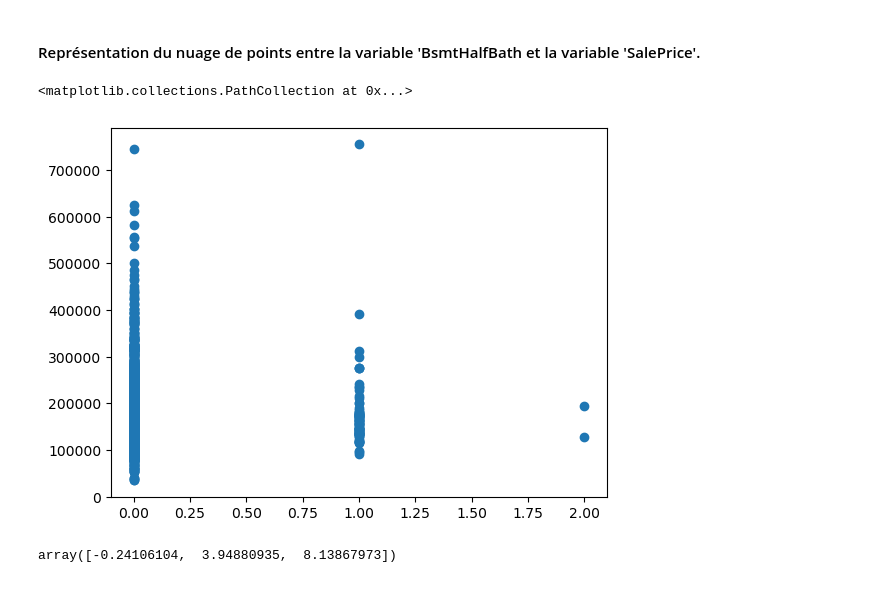
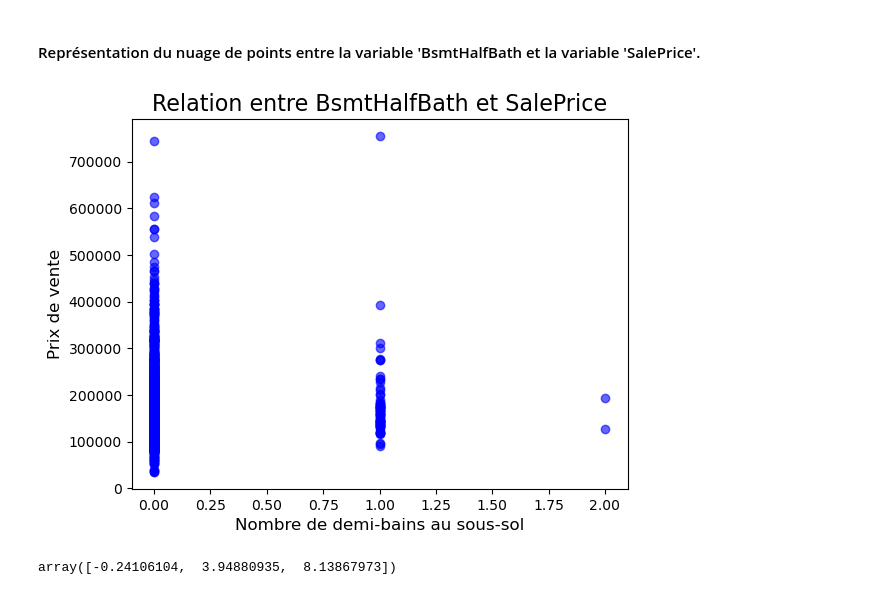
Before and after one commit to TraoreSieRachid/HOUSE-PRICE-PREDICTION-PROJECT, a Jupyter notebook: code/house_price_EDA.ipynb, the cells around one changed output. Drawn from its saved outputs; the diff is of its cells as text; code cells hidden in the pictures.

```diff
--- a/code/house_price_EDA.ipynb
+++ b/code/house_price_EDA.ipynb
@@ -402,10 +403,13 @@ train_df.query('BsmtFullBath == 3')
 # %% [markdown]
 <h4 style="text-align:justify;color:bright;font-size:15px;font-family:TIMES NEW ROMAN"> Représentation du nuage de points entre la variable 'BsmtHalfBath et la variable 'SalePrice'. </h4>
 # %%
-plt.scatter(x='BsmtHalfBath', y='SalePrice', data=train_df)
+plt.scatter(x=train_df['BsmtHalfBath'], y=train_df['SalePrice'], color='blue', alpha=0.6)
+plt.title('Relation entre BsmtHalfBath et SalePrice', fontsize=16)
+plt.xlabel('Nombre de demi-bains au sous-sol', fontsize=12)
+plt.ylabel('Prix de vente', fontsize=12)
+plt.show()
 # %% [output]
-<matplotlib.collections.PathCollection at 0x...>
-[figure, old version]
+[figure, new version]
 # %%
 stats.zscore(train_df['BsmtHalfBath']).unique()
 # %% [output]
```
Also changed, not shown: parts of 43 cells of this notebook, 10 other files.
